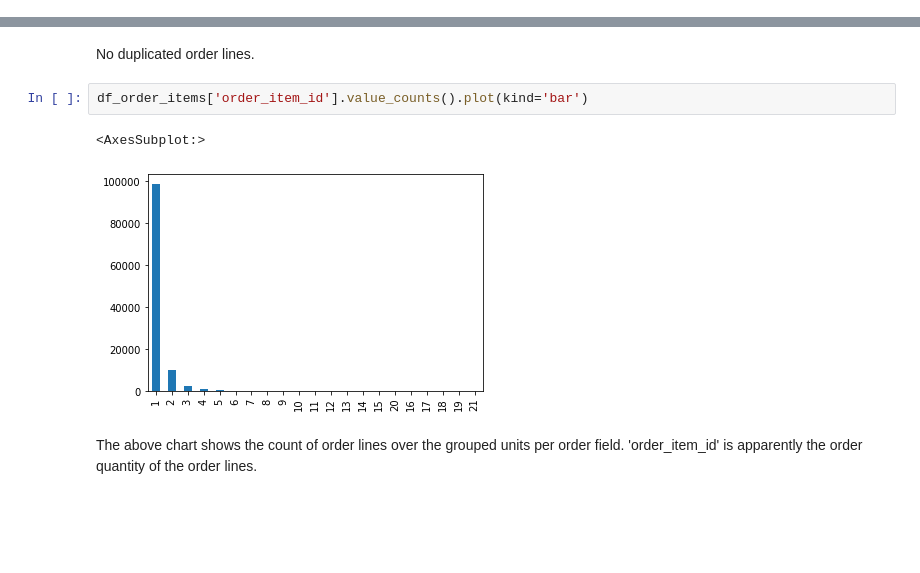
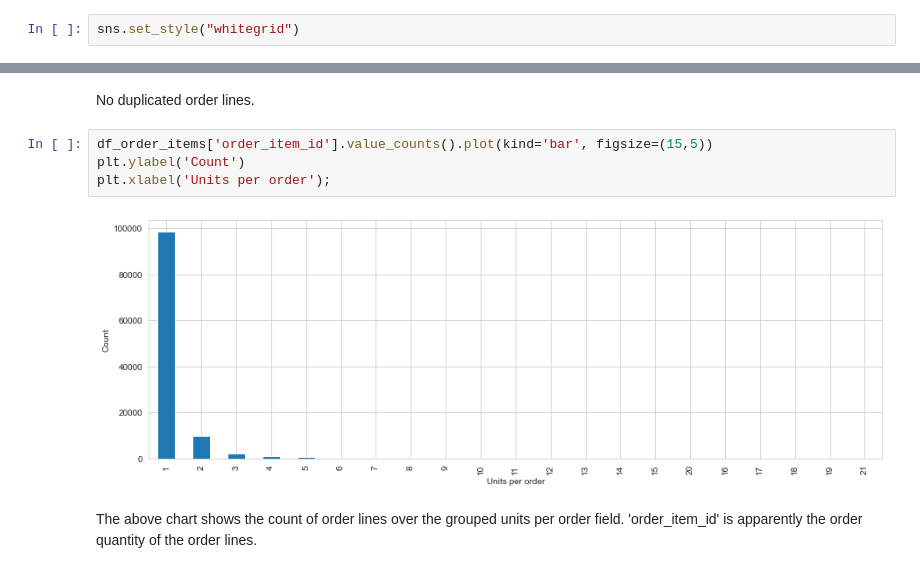
Before and after one commit to LarsTinnefeld/olist_ecom_analysis, a Jupyter notebook: olist_analysis.ipynb, the cells around one changed output, grey strips where cells are left out. Saved outputs shown, nothing was run; the diff lists cells and outputs as text; blank space fills up the shorter version.

```diff
--- a/olist_analysis.ipynb
+++ b/olist_analysis.ipynb
@@ -15,6 +15,8 @@ import seaborn as sns
 import operator
 import datetime
 %matplotlib inline
+# %%
+sns.set_style("whitegrid")
 # %% [markdown]
 # Data import and preparation
 High level view of the content. Not all available data tables will be needed for the project, only:
@@ -171,10 +175,11 @@ df_order_items.duplicated().sum()
 # %% [markdown]
 No duplicated order lines.
 # %%
-df_order_items['order_item_id'].value_counts().plot(kind='bar')
+df_order_items['order_item_id'].value_counts().plot(kind='bar', figsize=(15,5))
+plt.ylabel('Count')
+plt.xlabel('Units per order');
 # %% [output]
-<AxesSubplot:>
-[figure, old version]
+[figure, new version]
 # %% [markdown]
 The above chart shows the count of order lines over the grouped units per order field. 'order_item_id' is apparently the order quantity of the order lines.
 # %% [markdown]
```
Also changed, not shown: parts of 7 cells of this notebook.
